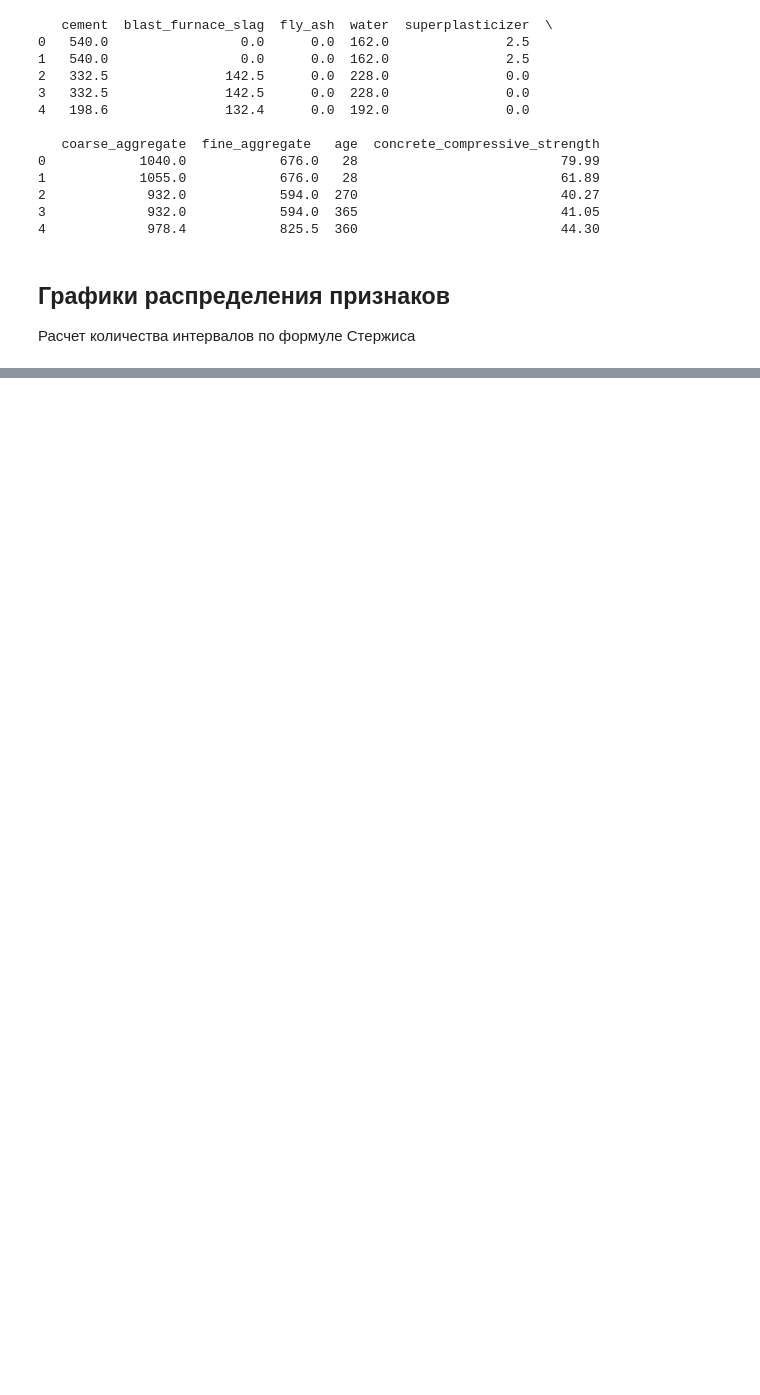
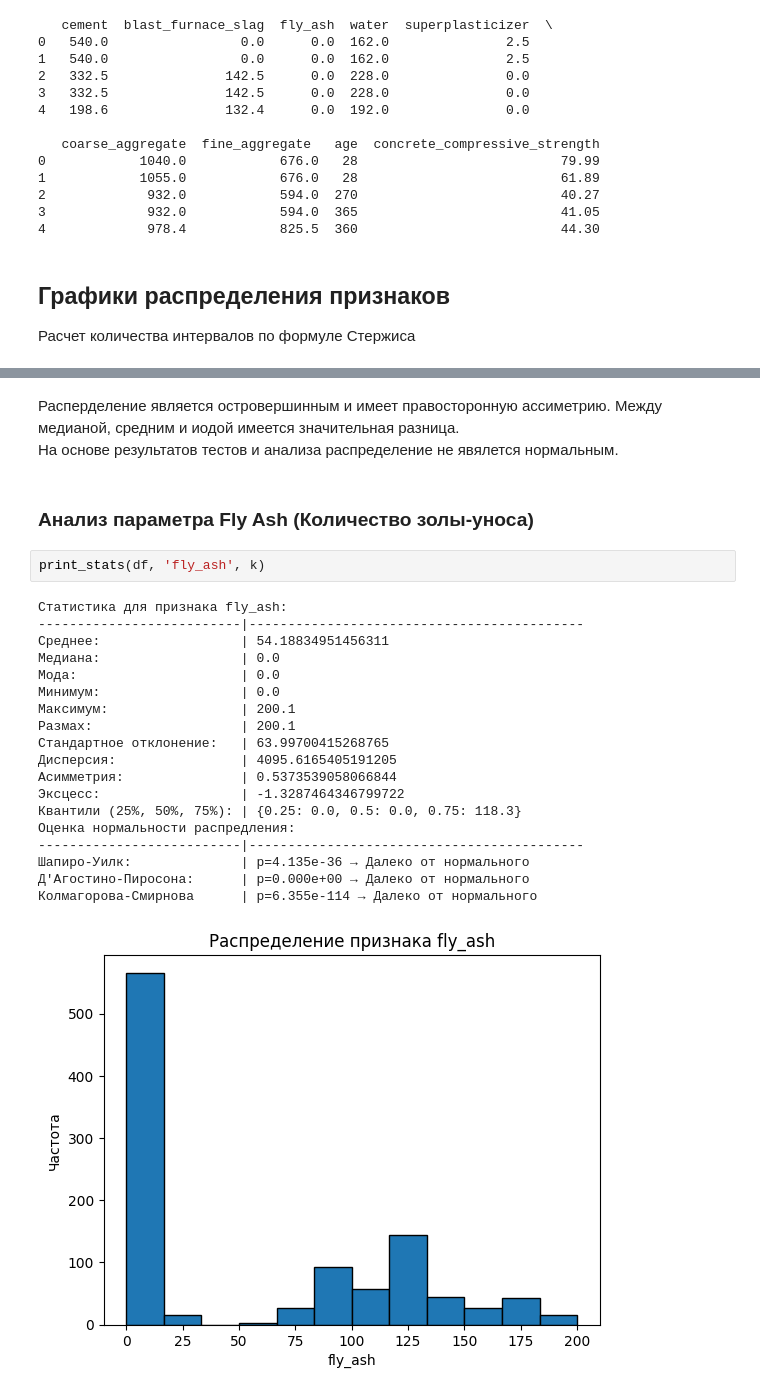
Before and after one commit to olesya1119/ML, a Jupyter notebook: lab1/notebook.ipynb, the cells around one changed output, grey strips where cells are left out. Saved outputs shown, nothing was run; the diff lists cells and outputs as text; blank space fills up the shorter version.

```diff
--- a/lab1/notebook.ipynb
+++ b/lab1/notebook.ipynb
@@ -140,0 +178,27 @@ plt.show()
+# %% [markdown]
+Расперделение является островершинным и имеет правосторонную ассиметрию. Между медианой, средним и иодой имеется значительная разница.
+На основе результатов тестов и анализа распределение не явялется нормальным.
+# %% [markdown]
+### Анализ параметра Fly Ash (Количество золы-уноса)
+# %%
+print_stats(df, 'fly_ash', k)
+# %% [output]
+Статистика для признака fly_ash:
+--------------------------|-------------------------------------------
+Среднее:                  | 54.18834951456311
+Медиана:                  | 0.0
+Мода:                     | 0.0
+Минимум:                  | 0.0
+Максимум:                 | 200.1
+Размах:                   | 200.1
+Стандартное отклонение:   | 63.99700415268765
+Дисперсия:                | 4095.6165405191205
+Асимметрия:               | 0.5373539058066844
+Эксцесс:                  | -1.3287464346799722
+Квантили (25%, 50%, 75%): | {0.25: 0.0, 0.5: 0.0, 0.75: 118.3}
+Оценка нормальности распредления:
+--------------------------|-------------------------------------------
+Шапиро-Уилк:              | p=4.135e-36 → Далеко от нормального
+Д'Агостино-Пиросона:      | p=0.000e+00 → Далеко от нормального
+Колмагорова-Смирнова      | p=6.355e-114 → Далеко от нормального
+[figure, added]
```
Also changed, not shown: parts of 35 cells of this notebook, 1 other file.
